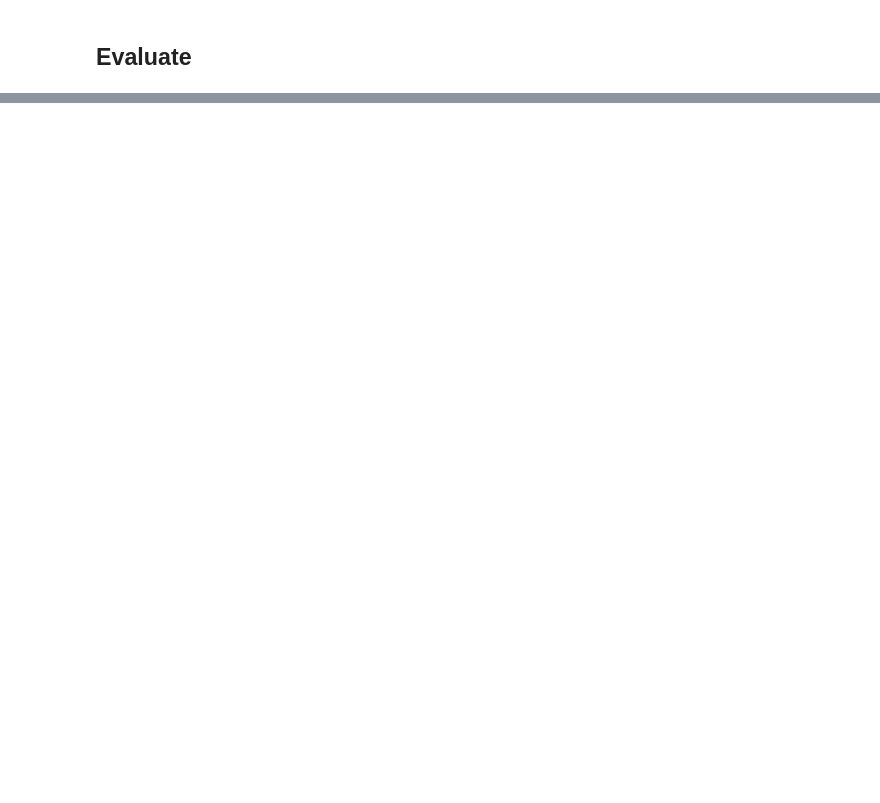
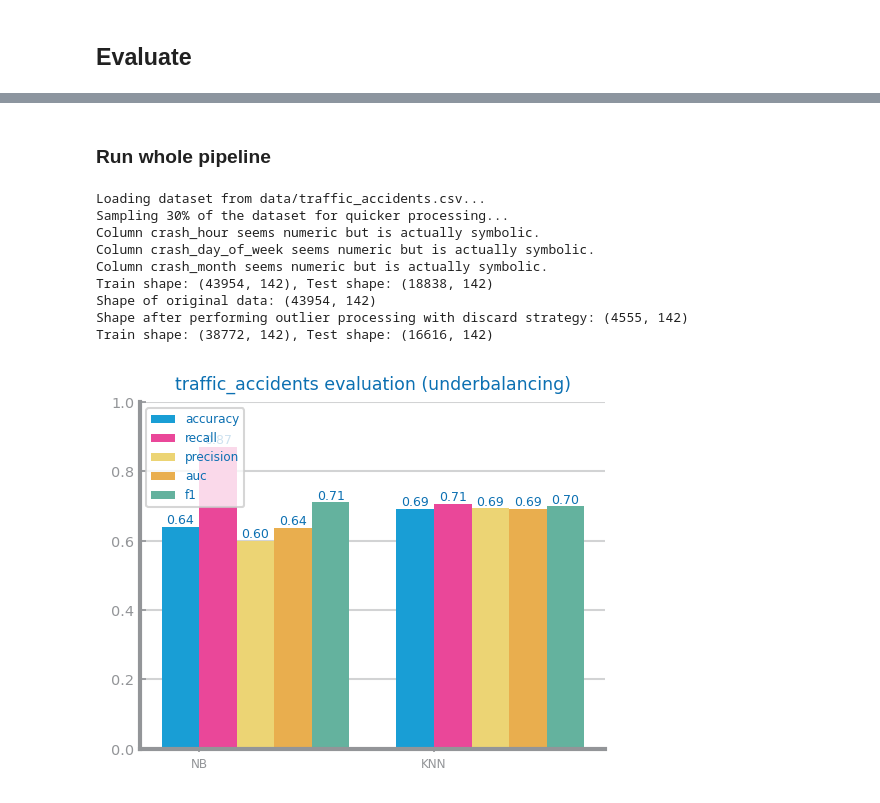
Before and after one commit to mpupo-co/ds-project-ist, a Jupyter notebook: lab3.ipynb, the cells around one changed output, grey strips where cells are left out. Drawn from its saved outputs; the diff is of its cells as text; code cells hidden in the pictures; blank space fills up the shorter version.

Commit message:
Lab3: Updated lab3 script with data balancing and feature selection methods

```diff
--- a/lab3.ipynb
+++ b/lab3.ipynb
@@ -73,15 +73,18 @@ from sklearn.preprocessing import StandardScaler, MinMaxScaler
 from matplotlib.pyplot import savefig, show, figure
 from dslabs_functions import plot_multibar_chart, CLASS_EVAL_METRICS, run_NB, run_KNN, encode_cyclic_variables, dummify, determine_outlier_thresholds_for_var
 # %%
+RANDOM_STATE = 42
+sample = True
+flag_outliers = False
+flag_scaling = False
+flag_balancing = False
 filename = "data/traffic_accidents.csv"
-sample = True
 target = "crash_type"
 file_tag = "traffic_accidents"
-outlier_strategy="fixed"
+outlier_strategy="discard"
 scaling_strategy = "zscore"
-flag_outliers = False
-flag_scaling = False
-flags = [flag_outliers, flag_scaling]
+balancing_strategy = "under"
+flags = [flag_outliers, flag_scaling, flag_balancing]
 # %%
 def load_dataset(filename: str, sample: bool = False) -> DataFrame:
     df: DataFrame = read_csv(filename, na_values="")
@@ -560,0 +602,28 @@ evaluate(train_df_d_minmax, test_df_d_minmax, file_tag, target, outlier_strategy
+# %% [markdown]
+### Run whole pipeline
+# %%
+df = load_dataset(filename, sample=sample)
+#encode target column as binary
+#df[target] = df[target].apply(lambda x: 1 if x == "INJURY AND / OR TOW DUE TO CRASH" else 0)
+df.drop(df.filter(regex='injur').columns, axis=1, inplace=True)
+vars = get_variable_types(df)
+df = data_encoding(df)
+
+train_df, test_df = split_train_test_data(df)
+train_df_discard, flag_outliers = process_outliers(train_df, strategy=outlier_strategy)
+train_df, test_df, flag_scaling = data_scaling([train_df, test_df], file_tag, target, strategy=scaling_strategy)
+balanced_df, flag_balancing = data_balancing(concat([train_df, test_df]), target, strategy=balancing_strategy)
+train_df, test_df = split_train_test_data(balanced_df)
+flags = [flag_outliers, flag_scaling, flag_balancing]
+evaluate(train_df, test_df, file_tag, target, outlier_strategy, scaling_strategy, balancing_strategy, flags)
+# %% [output]
+Loading dataset from data/traffic_accidents.csv...
+Sampling 30% of the dataset for quicker processing...
+Column crash_hour seems numeric but is actually symbolic.
+Column crash_day_of_week seems numeric but is actually symbolic.
+Column crash_month seems numeric but is actually symbolic.
+Train shape: (43954, 142), Test shape: (18838, 142)
+Shape of original data: (43954, 142)
+Shape after performing outlier processing with discard strategy: (4555, 142)
+Train shape: (38772, 142), Test shape: (16616, 142)
+[figure, added]
```
Also changed, not shown: parts of 20 cells of this notebook, 1 other file.
